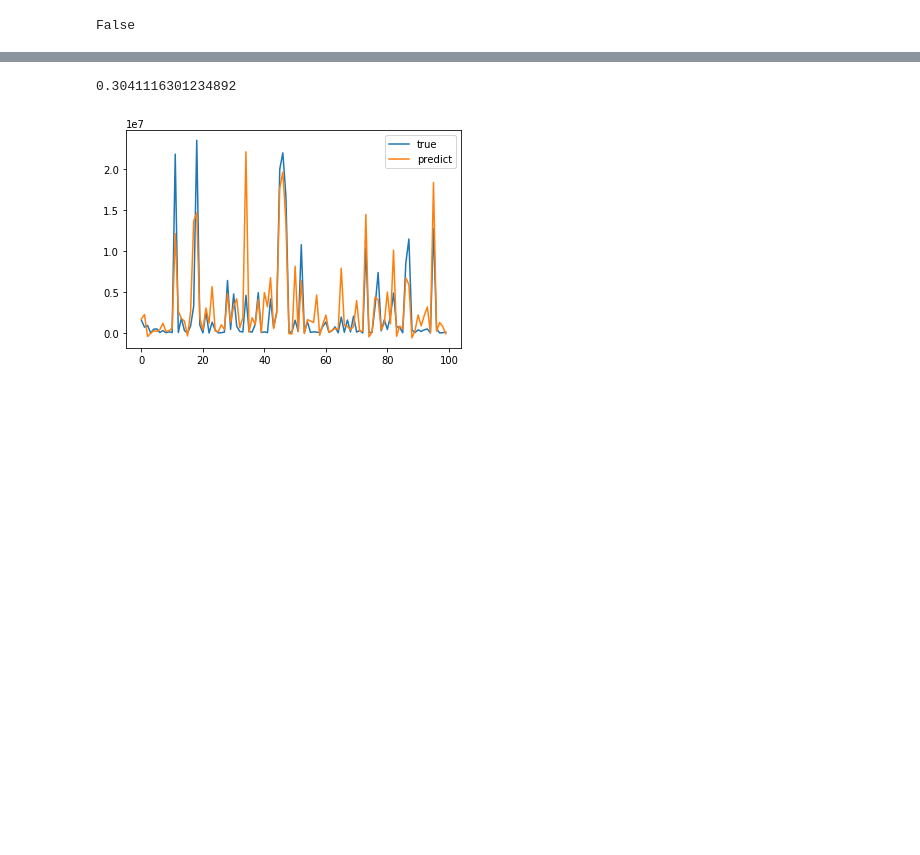
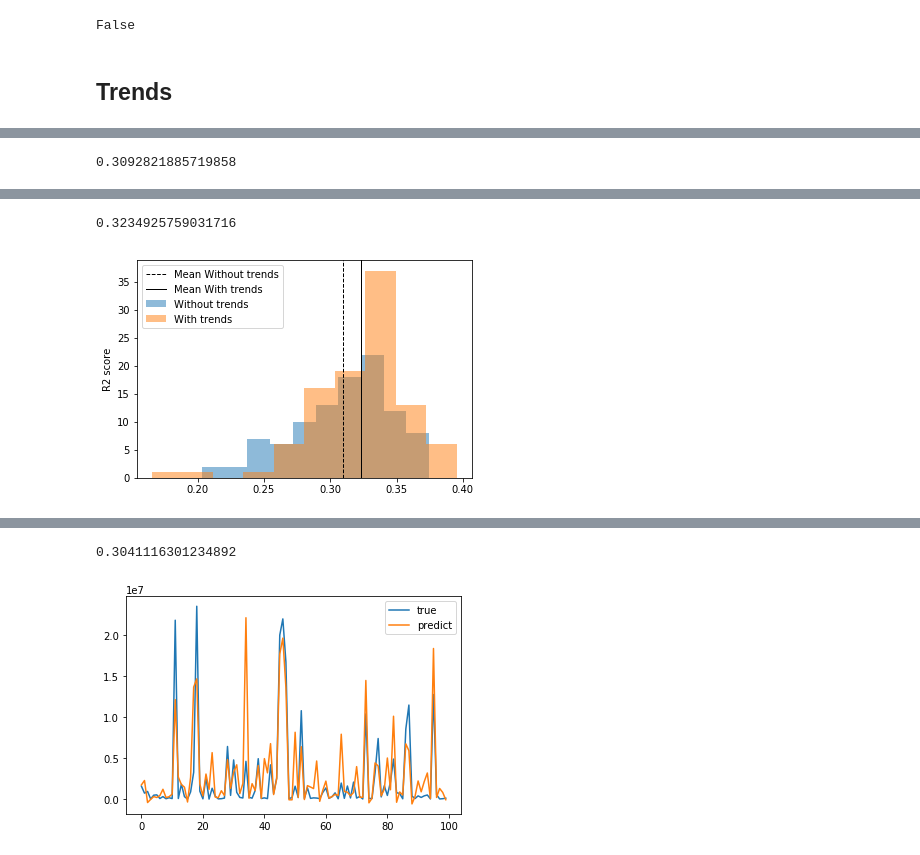
Before and after one commit to nikitakrutoy/MoviesIncomePrediction, a Jupyter notebook: MoviesDataset.ipynb, the cells around one changed output, grey strips where cells are left out. Saved outputs shown, nothing was run; the diff lists cells and outputs as text; code cells hidden in the pictures; blank space fills up the shorter version.

Commit message:
Experiments: Trends, Feature Generation, Classification

```diff
--- a/MoviesDataset.ipynb
+++ b/MoviesDataset.ipynb
@@ -10,3 +12,9 @@ data_kinopoisk = pd.read_csv("data/MoviesKinopoisk.csv")
+# %%
+data_google.columns = ["title_uais"] + list(data_google.columns[1:])
+# %%
+data_google[data_google.columns[1:]] = data_google[data_google.columns[1:]].fillna(
+    data_google[data_google.columns[1:]].mean()
+)
 # %%
 data = data_kinopoisk.set_index(data_kinopoisk.columns[0])\
     .join(data_uais.set_index(data_uais.columns[0]))
@@ -230,0 +249,2 @@ X_.to_csv("data/MoviesKinopoiskPreprocessed.csv", index=False)
+# %%
+X_w_trends = pd.merge(X_, data_google, on="title_uais")
@@ -257,0 +274,34 @@ np.random.seed(seed=42)
+# %%
+def compare_features(X_1, X_2, y, label1="X_1", label2="X_2"):
+    scores = np.array([
+        cross_val_score(
+            LGBMRegressor(),
+            X_1, y,
+            cv=KFold(n_splits=5, shuffle=True),
+            scoring=make_scorer(r2_score)
+        ).mean()
+        for _ in tqdm(range(100))
+    ])
+    plt.hist(scores, label=label1, alpha=0.5)
+    plt.axvline(scores.mean(), color='k', linestyle='dashed', linewidth=1, label=f"Mean {label1}")
+    plt.ylabel("R2 score")
+    print(scores.mean())
+
+    scores = np.array([
+        cross_val_score(
+            LGBMRegressor(),
+            X_2, y,
+            cv=KFold(n_splits=5, shuffle=True),
+            scoring=make_scorer(r2_score)
+        ).mean()
+        for _ in tqdm(range(100))
+    ])
+    plt.hist(scores, label=label2, alpha=0.5)
+    plt.axvline(scores.mean(), color='k', linewidth=1, label=f"Mean {label2}")
+    plt.legend()
+    print(scores.mean())
+# %% [markdown]
+## Trends
+# %%
+compare_features(X, X_w_trends.drop("title_uais", axis=1), y=y, label1="Without trends", label2="With trends")
+# %% [output]
@@ -257,0 +309 @@ np.random.seed(seed=42)
+0.3092821885719858
@@ -257,0 +311,2 @@ np.random.seed(seed=42)
+0.3234925759031716
+[figure, added]
```
Also changed, not shown: parts of 35 cells of this notebook, 1 other file.
